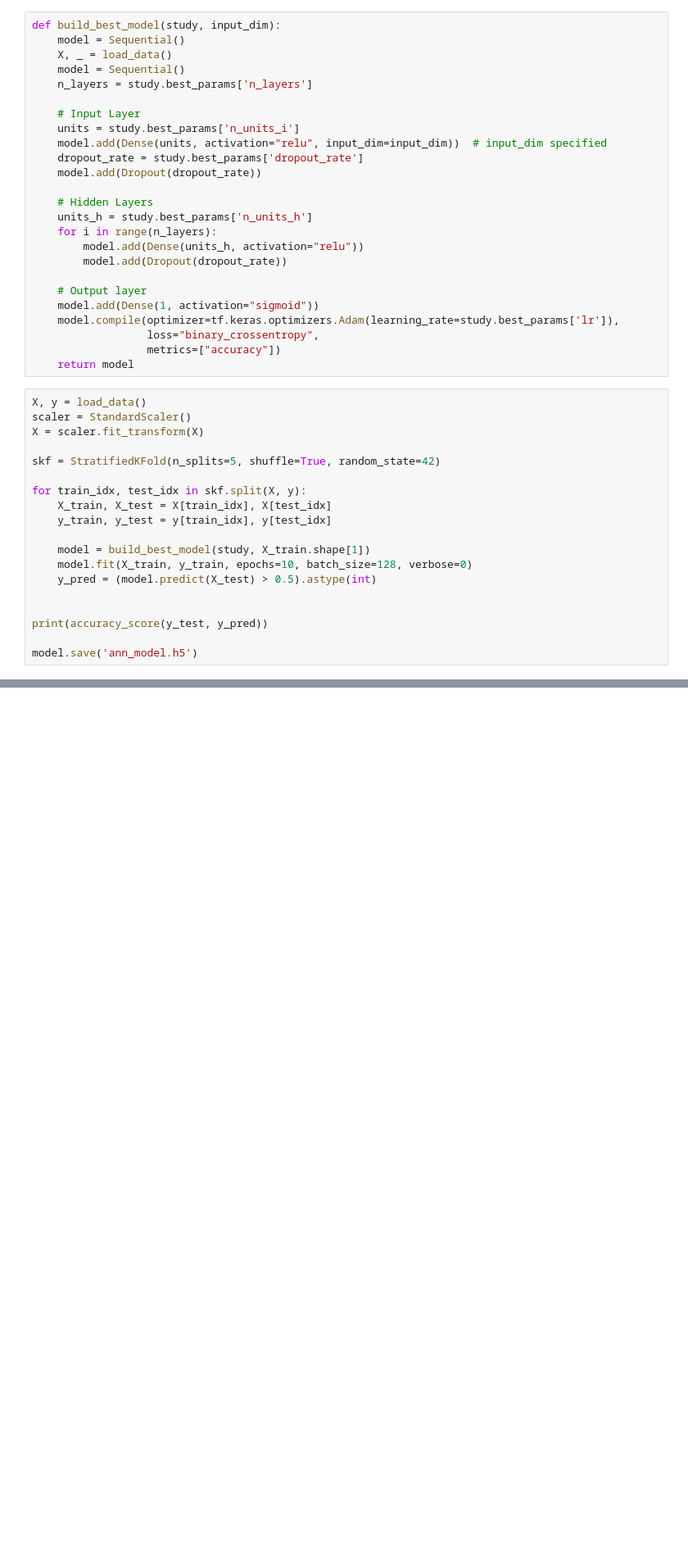
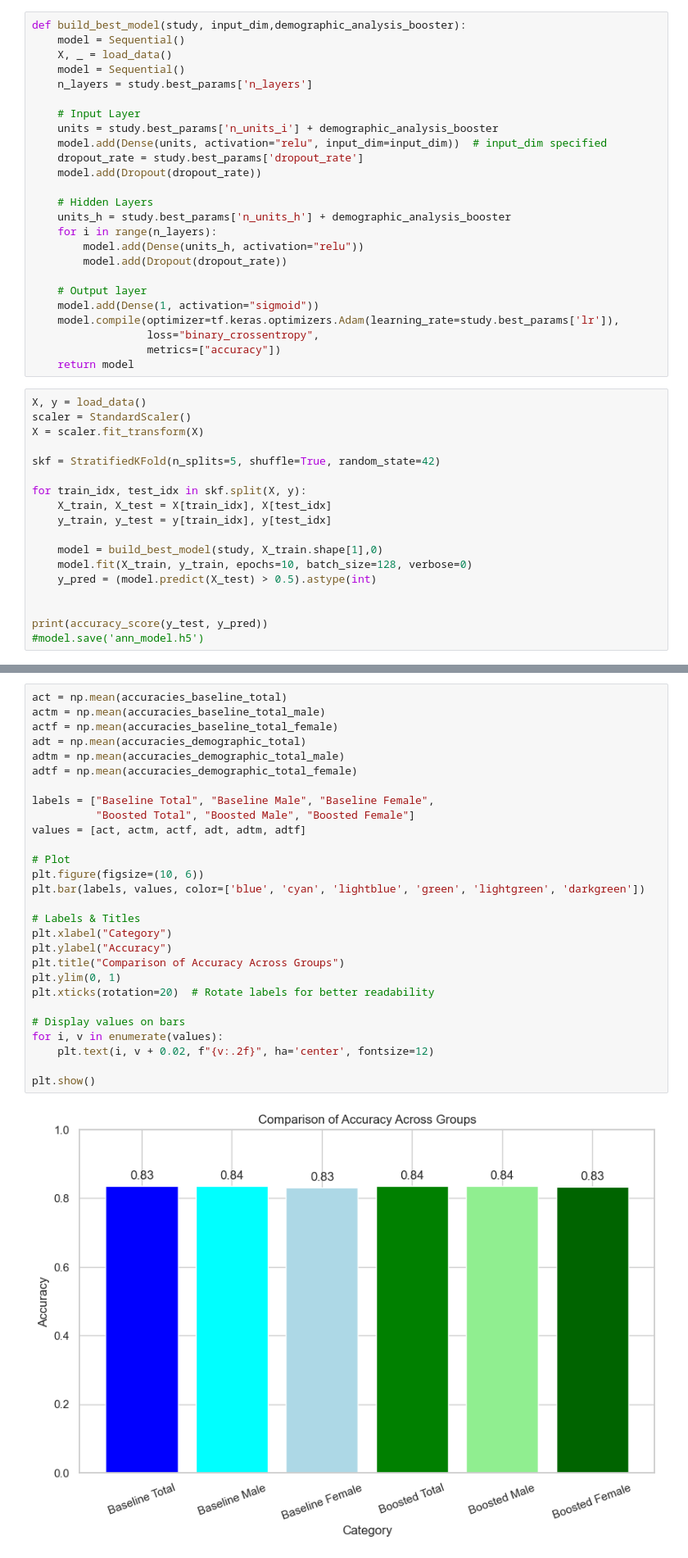
Before and after one commit to matsammut/ICS5110-Applied_ML, a Jupyter notebook: ann.ipynb, the cells around one changed output, grey strips where cells are left out. Shown: that part at 82% size. Saved outputs shown, nothing was run; the diff lists cells and outputs as text; blank space fills up the shorter version.

Commit message:
Ann w demographic data

```diff
--- a/ann.ipynb
+++ b/ann.ipynb
@@ -144,18 +142,18 @@ plt.show()
 # %%
-def build_best_model(study, input_dim):
+def build_best_model(study, input_dim,demographic_analysis_booster):
     model = Sequential()
     X, _ = load_data()
     model = Sequential()
     n_layers = study.best_params['n_layers']
 
     # Input Layer
-    units = study.best_params['n_units_i']
+    units = study.best_params['n_units_i'] + demographic_analysis_booster
     model.add(Dense(units, activation="relu", input_dim=input_dim))  # input_dim specified
     dropout_rate = study.best_params['dropout_rate']
     model.add(Dropout(dropout_rate))
 
     # Hidden Layers
-    units_h = study.best_params['n_units_h']
+    units_h = study.best_params['n_units_h'] + demographic_analysis_booster
     for i in range(n_layers):
         model.add(Dense(units_h, activation="relu"))
         model.add(Dropout(dropout_rate))
@@ -177,12 +175,11 @@ for train_idx, test_idx in skf.split(X, y):
     X_train, X_test = X[train_idx], X[test_idx]
     y_train, y_test = y[train_idx], y[test_idx]
 
-    model = build_best_model(study, X_train.shape[1])
+    model = build_best_model(study, X_train.shape[1],0)
     model.fit(X_train, y_train, epochs=10, batch_size=128, verbose=0)
     y_pred = (model.predict(X_test) > 0.5).astype(int)
 
 
 print(accuracy_score(y_test, y_pred))
-
-model.save('ann_model.h5')
+#model.save('ann_model.h5')
 # %% [output]
@@ -227,0 +266,30 @@ print(test)
+# %%
+act = np.mean(accuracies_baseline_total)
+actm = np.mean(accuracies_baseline_total_male)
+actf = np.mean(accuracies_baseline_total_female)
+adt = np.mean(accuracies_demographic_total)
+adtm = np.mean(accuracies_demographic_total_male)
+adtf = np.mean(accuracies_demographic_total_female)
+
+labels = ["Baseline Total", "Baseline Male", "Baseline Female",
+          "Boosted Total", "Boosted Male", "Boosted Female"]
+values = [act, actm, actf, adt, adtm, adtf]
+
+# Plot
+plt.figure(figsize=(10, 6))
+plt.bar(labels, values, color=['blue', 'cyan', 'lightblue', 'green', 'lightgreen', 'darkgreen'])
+
+# Labels & Titles
+plt.xlabel("Category")
+plt.ylabel("Accuracy")
+plt.title("Comparison of Accuracy Across Groups")
+plt.ylim(0, 1)
+plt.xticks(rotation=20)  # Rotate labels for better readability
+
+# Display values on bars
+for i, v in enumerate(values):
+    plt.text(i, v + 0.02, f"{v:.2f}", ha='center', fontsize=12)
+
+plt.show()
+# %% [output]
+[figure, added]
```
Also changed, not shown: parts of 11 cells of this notebook, 3 other files.
